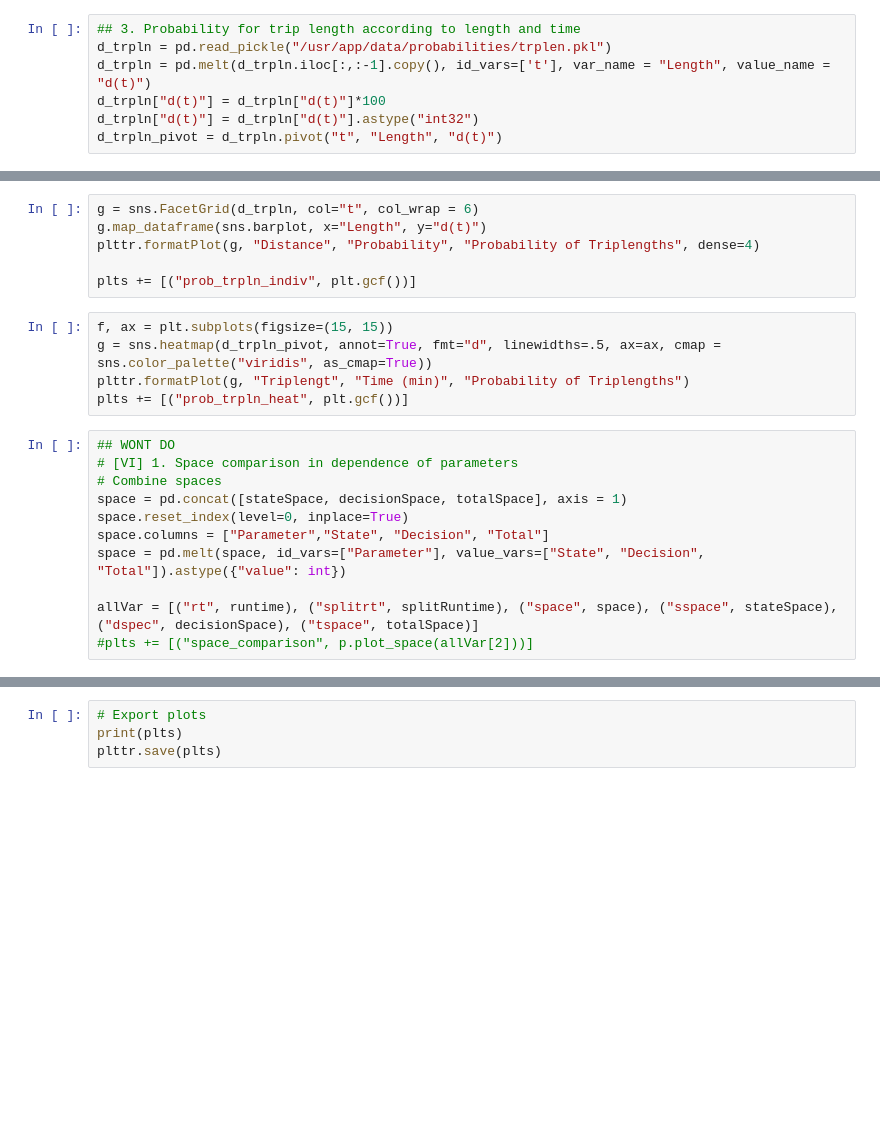
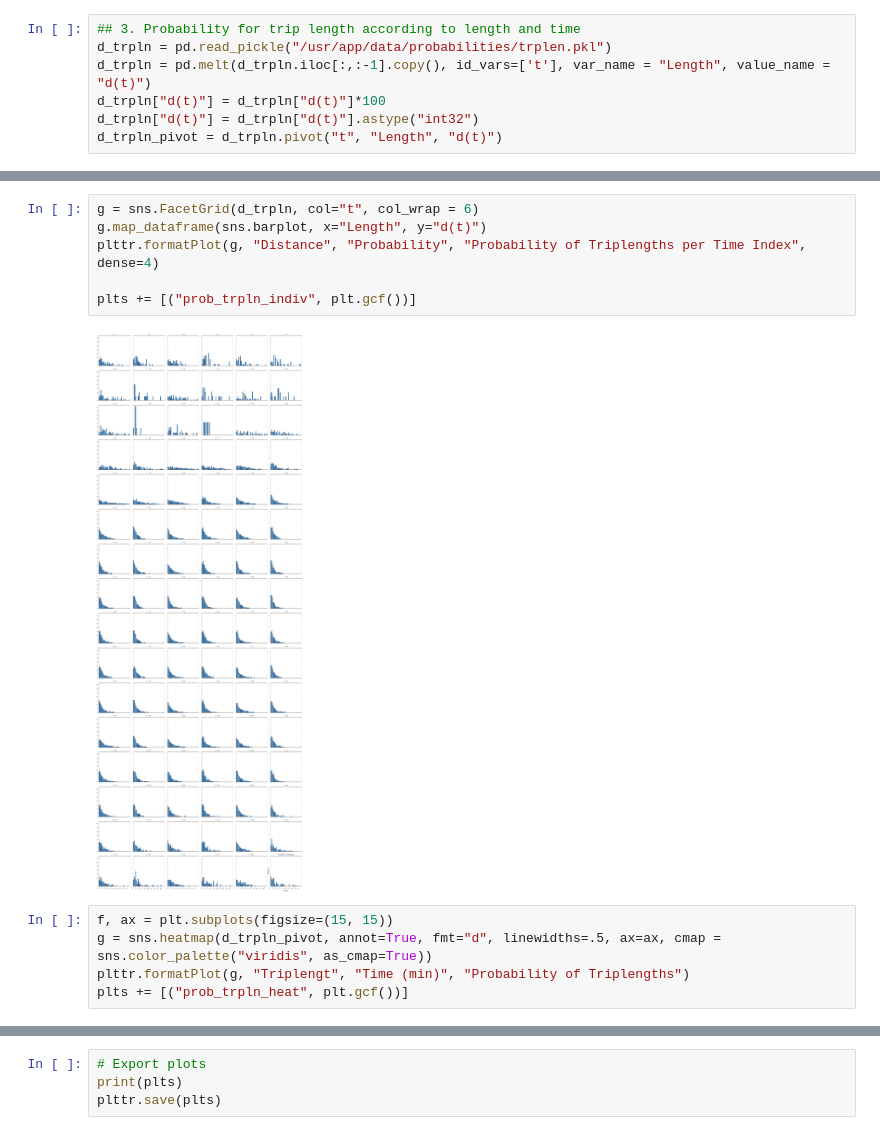
Before and after one commit to thummelt/master-thesis, a Jupyter notebook: code/src/Visualization.ipynb, the cells around one changed output, grey strips where cells are left out. Cells and saved outputs as stored; diff of their text form; blank space fills up the shorter version.

```diff
--- a/code/src/Visualization.ipynb
+++ b/code/src/Visualization.ipynb
@@ -88,24 +90,15 @@ plts += [("prob_trpln_agg", plt.gcf())]
 # %%
 g = sns.FacetGrid(d_trpln, col="t", col_wrap = 6)
 g.map_dataframe(sns.barplot, x="Length", y="d(t)")
-plttr.formatPlot(g, "Distance", "Probability", "Probability of Triplengths", dense=4)
+plttr.formatPlot(g, "Distance", "Probability", "Probability of Triplengths per Time Index", dense=4)
 
 plts += [("prob_trpln_indiv", plt.gcf())]
+# %% [output]
+[figure, added]
 # %%
 f, ax = plt.subplots(figsize=(15, 15))
 g = sns.heatmap(d_trpln_pivot, annot=True, fmt="d", linewidths=.5, ax=ax, cmap = sns.color_palette("viridis", as_cmap=True))
 plttr.formatPlot(g, "Triplengt", "Time (min)", "Probability of Triplengths")
 plts += [("prob_trpln_heat", plt.gcf())]
-# %%
-## WONT DO
-# [VI] 1. Space comparison in dependence of parameters
-# Combine spaces
-space = pd.concat([stateSpace, decisionSpace, totalSpace], axis = 1)
-space.reset_index(level=0, inplace=True)
-space.columns = ["Parameter","State", "Decision", "Total"]
-space = pd.melt(space, id_vars=["Parameter"], value_vars=["State", "Decision", "Total"]).astype({"value": int})
-
-allVar = [("rt", runtime), ("splitrt", splitRuntime), ("space", space), ("sspace", stateSpace), ("dspec", decisionSpace), ("tspace", totalSpace)]
-#plts += [("space_comparison", p.plot_space(allVar[2]))]
 # %%
 # 2.[VI] State comparison in dependence of parameters
```
Also changed, not shown: parts of 12 cells of this notebook, 1 other file.
